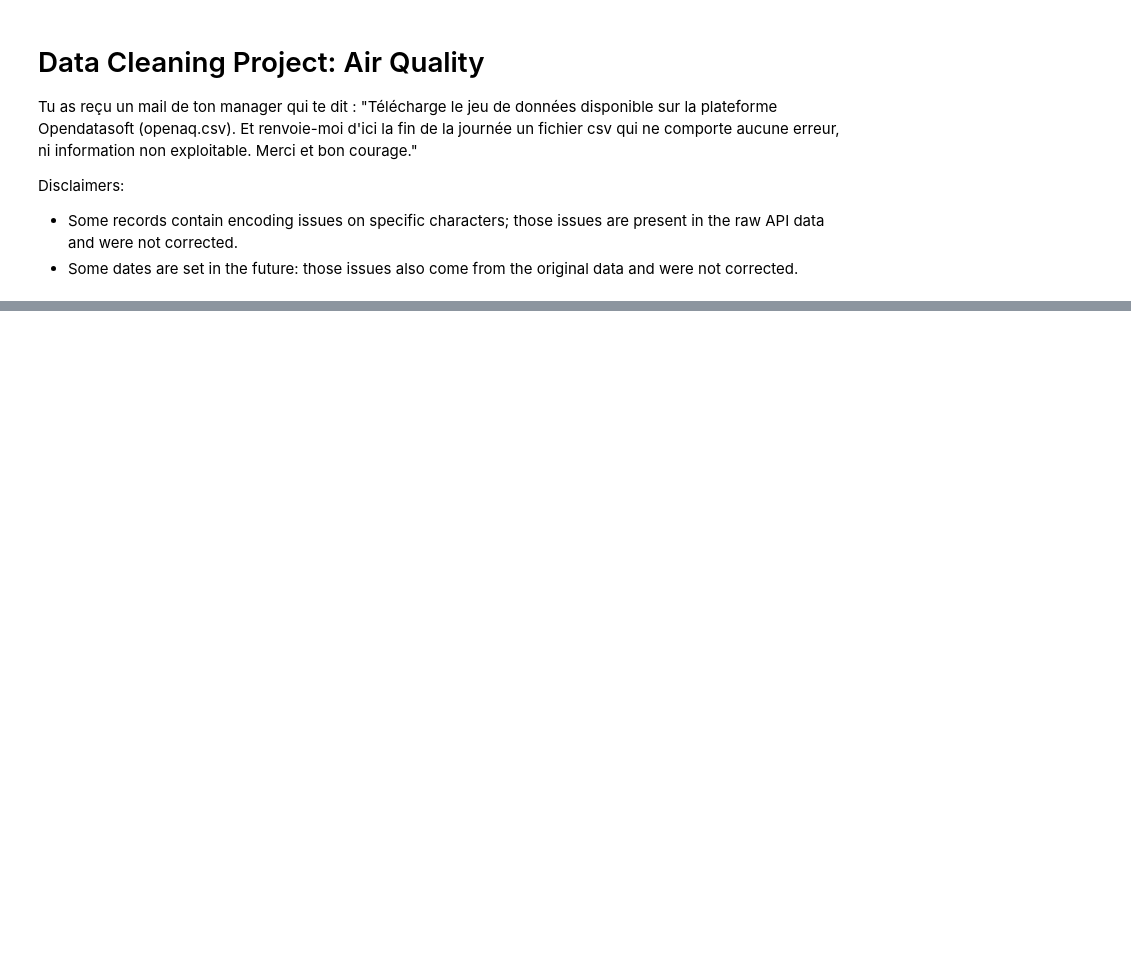
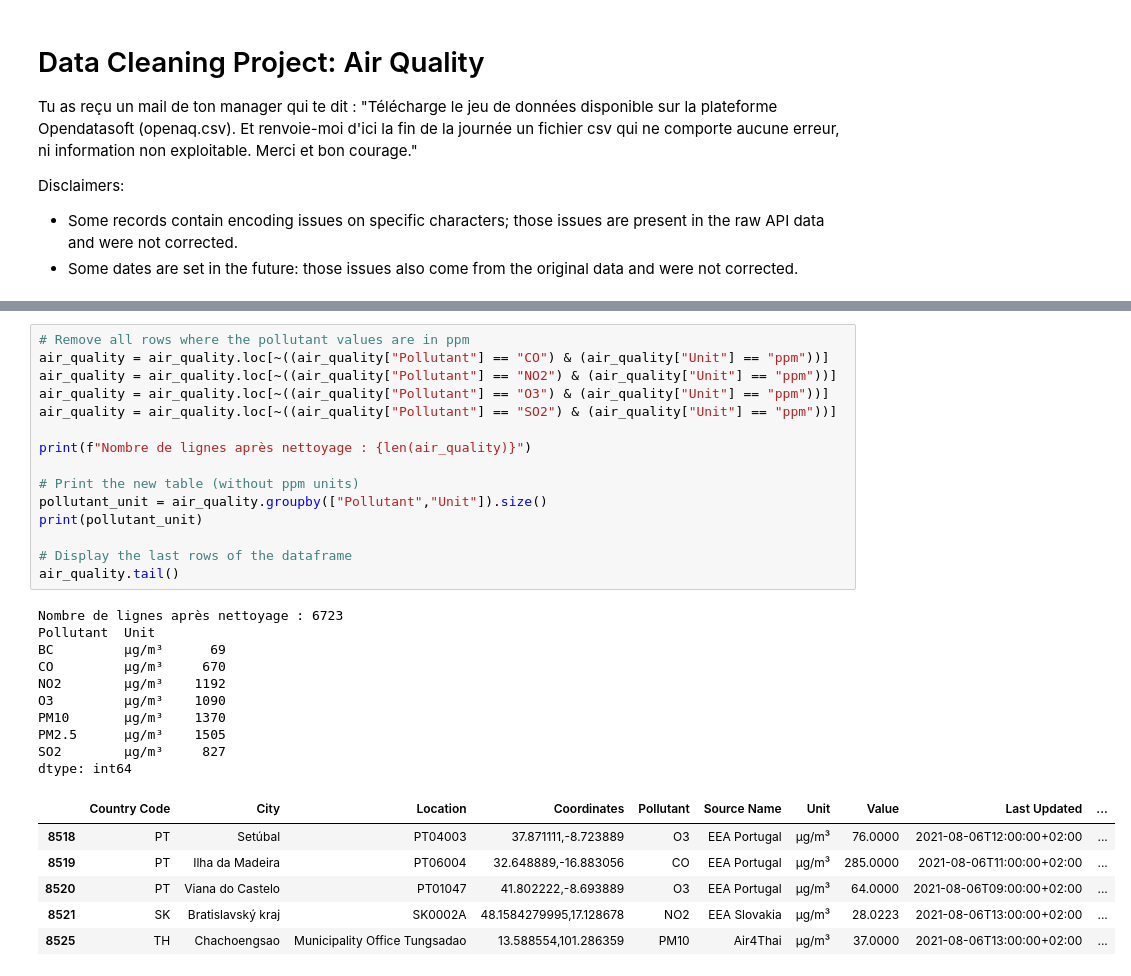
Before and after one commit to Suziwan/Data_Cleaning_Python, a Jupyter notebook: Week2_Day2_Air_Quality_Python.ipynb, the cells around one changed output, grey strips where cells are left out. Saved outputs shown, nothing was run; the diff lists cells and outputs as text; blank space fills up the shorter version.

```diff
--- a/Week2_Day2_Air_Quality_Python.ipynb
+++ b/Week2_Day2_Air_Quality_Python.ipynb
@@ -73,0 +141,32 @@ air_quality.to_csv('air_quality_cleaned.csv', index=False)
+# %%
+# Remove all rows where the pollutant values are in ppm
+air_quality = air_quality.loc[~((air_quality["Pollutant"] == "CO") & (air_quality["Unit"] == "ppm"))]
+air_quality = air_quality.loc[~((air_quality["Pollutant"] == "NO2") & (air_quality["Unit"] == "ppm"))]
+air_quality = air_quality.loc[~((air_quality["Pollutant"] == "O3") & (air_quality["Unit"] == "ppm"))]
+air_quality = air_quality.loc[~((air_quality["Pollutant"] == "SO2") & (air_quality["Unit"] == "ppm"))]
+
+print(f"Nombre de lignes après nettoyage : {len(air_quality)}")
+
+# Print the new table (without ppm units)
+pollutant_unit = air_quality.groupby(["Pollutant","Unit"]).size()
+print(pollutant_unit)
+
+# Display the last rows of the dataframe
+air_quality.tail()
+# %% [output]
+Nombre de lignes après nettoyage : 6723
+Pollutant  Unit
+BC         µg/m³      69
+CO         µg/m³     670
+NO2        µg/m³    1192
+O3         µg/m³    1090
+PM10       µg/m³    1370
+PM2.5      µg/m³    1505
+SO2        µg/m³     827
+dtype: int64
+|  | Country Code | City | Location | Coordinates | Pollutant | Source Name | Unit | Value | Last Updated | ... |
+| 8518 | PT | Setúbal | PT04003 | 37.871111,-8.723889 | O3 | EEA Portugal | µg/m³ | 76.0000 | 2021-08-06T12:00:00+02:00 | ... |
+| 8519 | PT | Ilha da Madeira | PT06004 | 32.648889,-16.883056 | CO | EEA Portugal | µg/m³ | 285.0000 | 2021-08-06T11:00:00+02:00 | ... |
+| 8520 | PT | Viana do Castelo | PT01047 | 41.802222,-8.693889 | O3 | EEA Portugal | µg/m³ | 64.0000 | 2021-08-06T09:00:00+02:00 | ... |
+| 8521 | SK | Bratislavský kraj | SK0002A | 48.1584279995,17.128678 | NO2 | EEA Slovakia | µg/m³ | 28.0223 | 2021-08-06T13:00:00+02:00 | ... |
+| 8525 | TH | Chachoengsao | Municipality Office Tungsadao | 13.588554,101.286359 | PM10 | Air4Thai | µg/m³ | 37.0000 | 2021-08-06T13:00:00+02:00 | ... |
```
Also changed, not shown: parts of 17 cells of this notebook, 1 other file.
